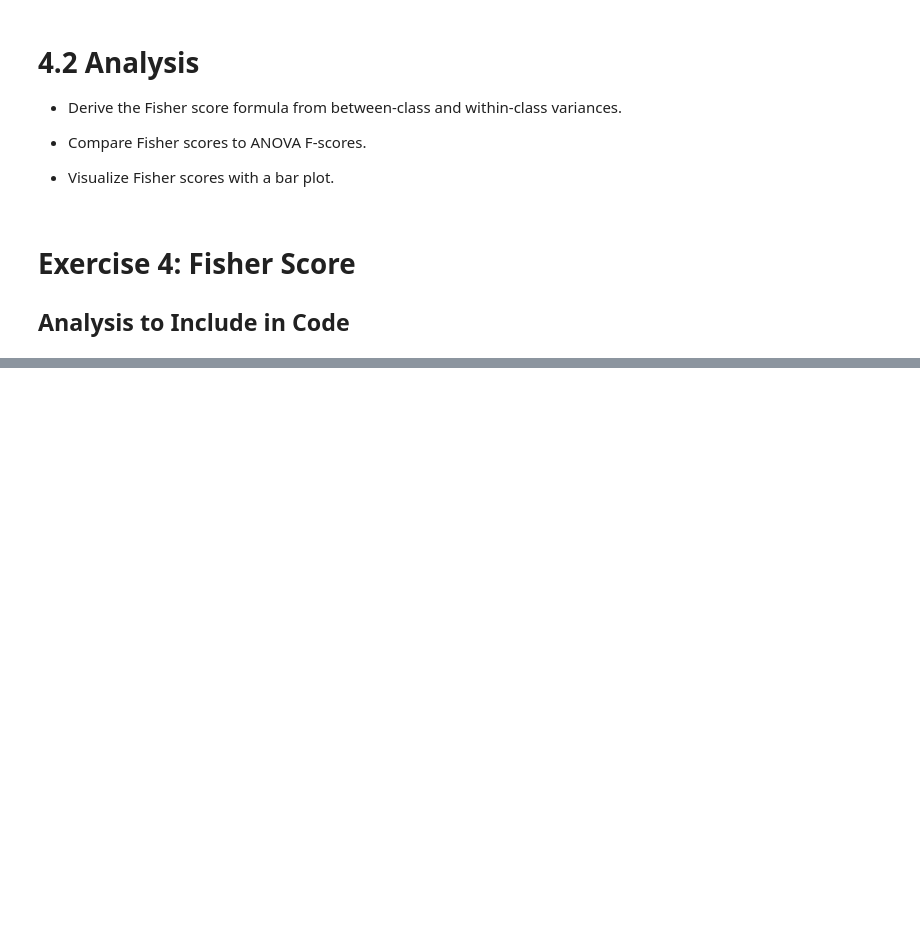
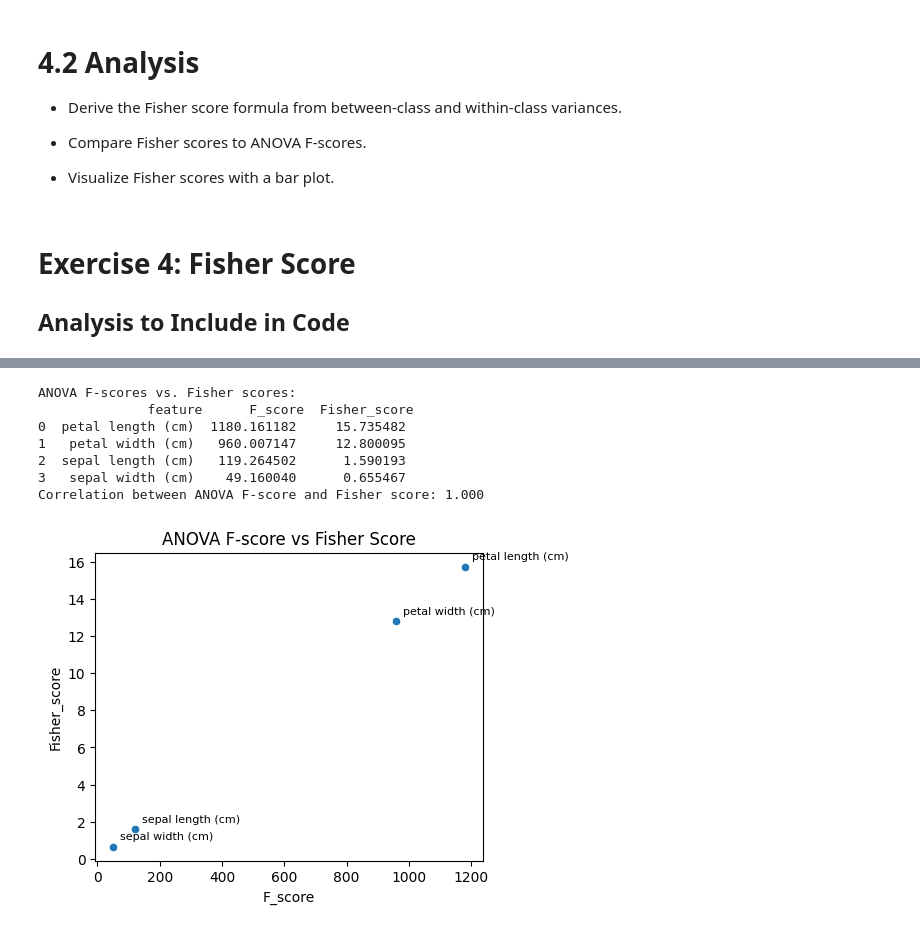
Before and after one commit to appliedcode/mthree-c422, a Jupyter notebook: Exercises/day-3/Filter_methods/Filter_methods_Fisher_Score.ipynb, the cells around one changed output, grey strips where cells are left out. Drawn from its saved outputs; the diff is of its cells as text; code cells hidden in the pictures; blank space fills up the shorter version.

```diff
--- a/Exercises/day-3/Filter_methods/Filter_methods_Fisher_Score.ipynb
+++ b/Exercises/day-3/Filter_methods/Filter_methods_Fisher_Score.ipynb
@@ -60,0 +60,18 @@ sns.boxplot(x=y, y=X[top]); plt.title(f"Class separation on {top}"); plt.show()
+# %%
+# 4.4 Analysis 1: Compare Fisher scores with ANOVA F-scores
+from sklearn.feature_selection import SelectKBest, f_classif
+
+anova_selector = SelectKBest(score_func=f_classif, k=X.shape[1])
+anova_selector.fit(X, y)
+df_anova = pd.DataFrame({
+    'feature': X.columns,
+    'F_score': anova_selector.scores_
+}).sort_values(by='F_score', ascending=False)
+
+# Merge Fisher and ANOVA scores for side-by-side comparison
+df_compare = fs_df.merge(df_anova, on='feature')
+print("Comparison of Fisher Scores and ANOVA F-scores:\n", df_compare)
+
+# Correlation coefficient between Fisher and F-score
+corr = df_compare['Fisher_score'].corr(df_compare['F_score'])
+print(f"Correlation between Fisher score and ANOVA F-score: {corr:.3f}")
@@ -60,0 +86,37 @@ sns.boxplot(x=y, y=X[top]); plt.title(f"Class separation on {top}"); plt.show()
+# %%
+# 4.5 Analysis 1: Compare Fisher scores to ANOVA F-scores
+from sklearn.feature_selection import SelectKBest, f_classif
+
+# Compute ANOVA F-scores for comparison
+anova_selector = SelectKBest(score_func=f_classif, k=X.shape[1])
+anova_selector.fit(X, y)
+df_anova = pd.DataFrame({
+    'feature': X.columns,
+    'F_score': anova_selector.scores_
+}).sort_values('F_score', ascending=False)
+
+# Merge and display side by side
+df_compare = df_anova.merge(fs_df, on='feature')
+print("ANOVA F-scores vs. Fisher scores:\n", df_compare)
+
+# Correlation between the two score sets
+corr_coef = df_compare['F_score'].corr(df_compare['Fisher_score'])
+print(f"Correlation between ANOVA F-score and Fisher score: {corr_coef:.3f}")
+
+# Scatter plot to visualize relationship
+plt.figure(figsize=(5,4))
+sns.scatterplot(x='F_score', y='Fisher_score', data=df_compare)
+plt.title('ANOVA F-score vs Fisher Score')
+for i, row in df_compare.iterrows():
+    plt.annotate(row['feature'], (row['F_score'], row['Fisher_score']),
+                xytext=(5,5), textcoords='offset points', fontsize=8)
+plt.show()
+# %% [output]
+ANOVA F-scores vs. Fisher scores:
+              feature      F_score  Fisher_score
+0  petal length (cm)  1180.161182     15.735482
+1   petal width (cm)   960.007147     12.800095
+2  sepal length (cm)   119.264502      1.590193
+3   sepal width (cm)    49.160040      0.655467
+Correlation between ANOVA F-score and Fisher score: 1.000
+[figure, added]
```
Also changed, not shown: parts of 9 cells of this notebook.
